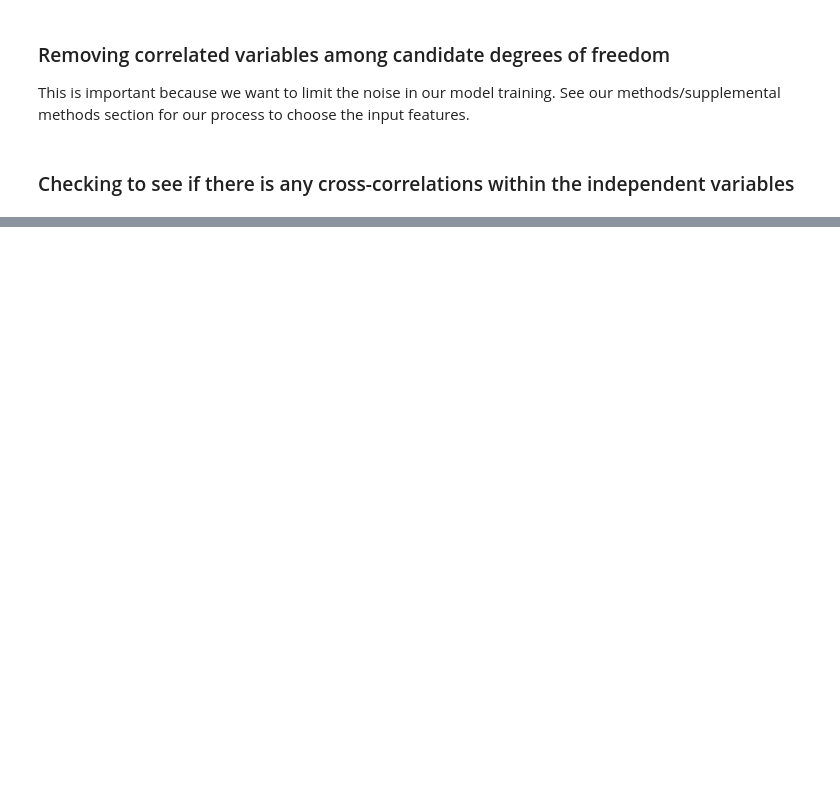
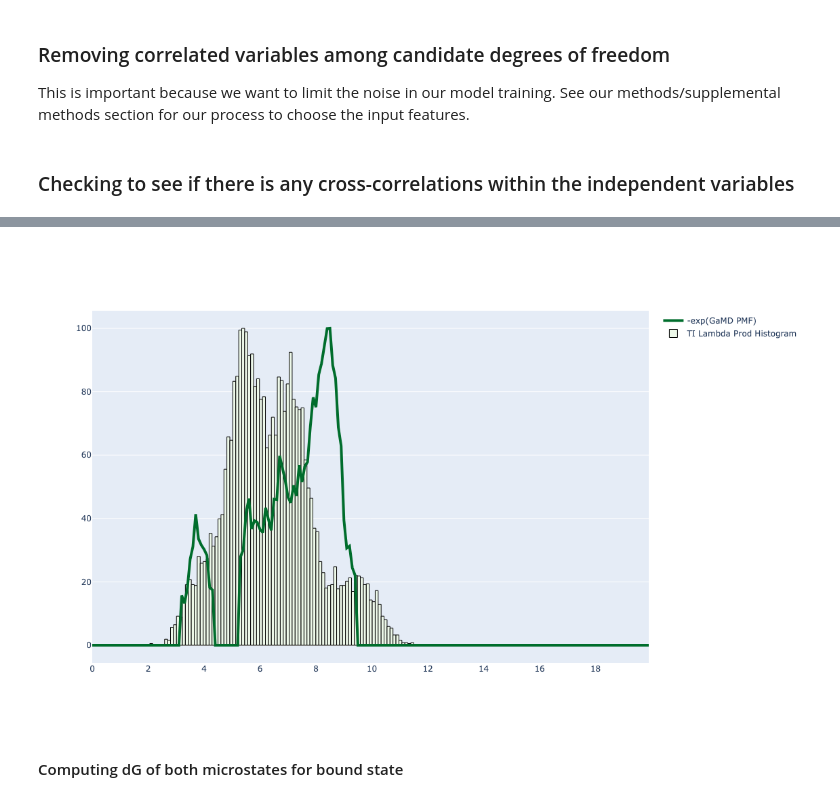
Before and after one commit to adnaksskanda/gamdti-paper, a Jupyter notebook: model_example/example_notebooks/T31A_example.ipynb, the cells around one changed output, grey strips where cells are left out. Drawn from its saved outputs; the diff is of its cells as text; code cells hidden in the pictures; blank space fills up the shorter version.

```diff
--- a/model_example/example_notebooks/T31A_example.ipynb
+++ b/model_example/example_notebooks/T31A_example.ipynb
@@ -101,0 +109,19 @@ Testing r2 std dev:
+# %%
+os.chdir("../../gamd_pmfs/VL-T31A")
+r66_t31 = get_pmf("pmf-c2-R66_T31_bound.dat.xvg")
+fig = plot_pmf_TI_1D_fig(r66_t31, geom_dvdls, "R421_T386", scaler=100, bins=100)
+fig.update_layout(
+    width=1000, height=700
+).show(
+    renderer="jupyterlab"
+)
+
+a1 = r66_t31[(r66_t31["X"] > 3.1) & (r66_t31["X"] < 4.4)]["pop"].sum()
+a2 = r66_t31[(r66_t31["X"] > 5.2) & (r66_t31["X"] < 9.5)]["pop"].sum()
+
+a1_prop = a1/(a1 + a2)
+a2_prop = a2/(a1 + a2)
+# %% [output]
+[figure, added]
+# %% [markdown]
+#### Computing dG of both microstates for bound state
```
Also changed, not shown: parts of 22 cells of this notebook, 33 other files.
